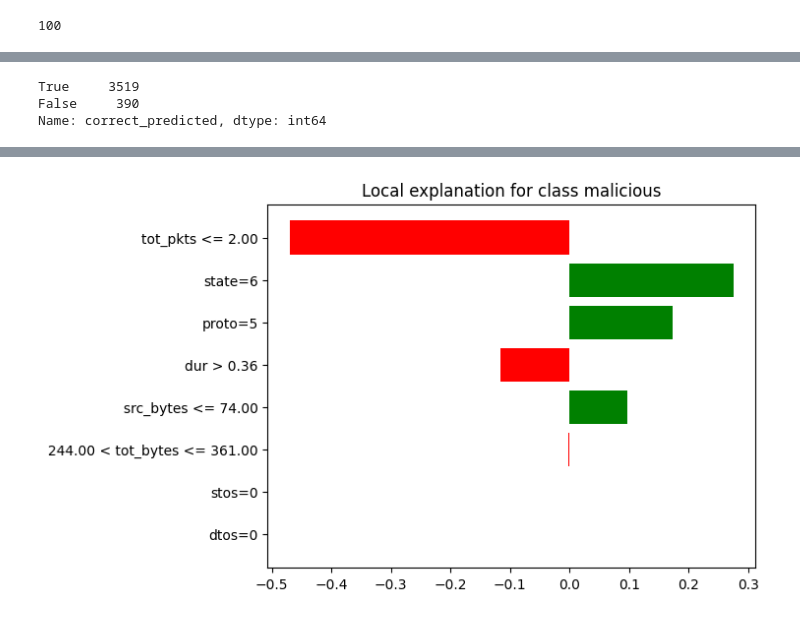
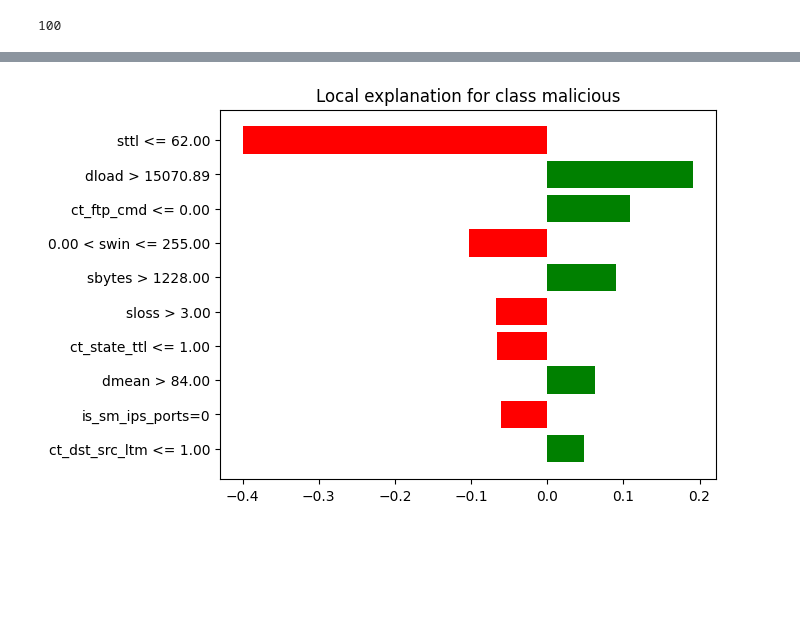
Before and after one commit to Anca-Mt/SSS_XAI_project, a Jupyter notebook: scripts/visualize_LIME.ipynb, the cells around one changed output, grey strips where cells are left out. Cells and saved outputs as stored; diff of their text form; code cells hidden in the pictures; blank space fills up the shorter version.

Commit message:
Minor path correction in visualization scripts

```diff
--- a/scripts/visualize_LIME.ipynb
+++ b/scripts/visualize_LIME.ipynb
@@ -14,10 +14,7 @@ CURR_DIR = os.path.dirname(os.path.realpath('__file__'))
 PROJ_ROOT = os.path.dirname(CURR_DIR)  # assuming .../PROJ_ROOT/scripts/visualize_LIME.ipynb
 
 RESULTS_DIR = os.path.join(PROJ_ROOT, 'results', DATASET)
-LIME_RESULTS = "lime/lime_explanations.pk"
-PREDICTIONS = f"pred_vs_true_{CLASSIFIER}.csv"
-
-PREDICTIONS_HEADER = ["Index", "y_pred", "y_true", "correct_predicted"]
+LIME_RESULTS = f"lime_{CLASSIFIER}/lime_explanations.pk"
 # %%
 lime_values = pickle.load(open(os.path.join(RESULTS_DIR, LIME_RESULTS), "rb"))
 len(lime_values)
@@ -44,14 +23,8 @@ pred_df
-# %%
-pred_df.correct_predicted.value_counts()
-# %% [output]
-True     3519
-False     390
-Name: correct_predicted, dtype: int64
 # %%
-lime_values[0].show_in_notebook(show_table=True)
+lime_values[1].show_in_notebook(show_table=True)
 
-fig = lime_values[0].as_pyplot_figure()
+fig = lime_values[1].as_pyplot_figure()
 plt.show()
 # %% [output]
 [interactive output not drawn]
-[figure, old version]
+[figure, new version]
```
Also changed, not shown: parts of 2 cells of this notebook, 2 other files.
